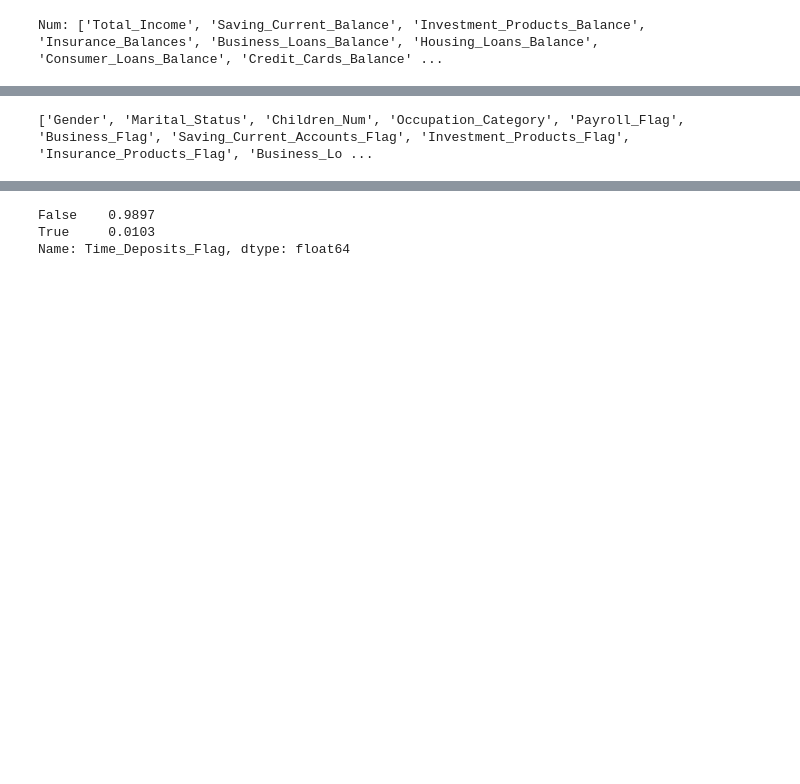
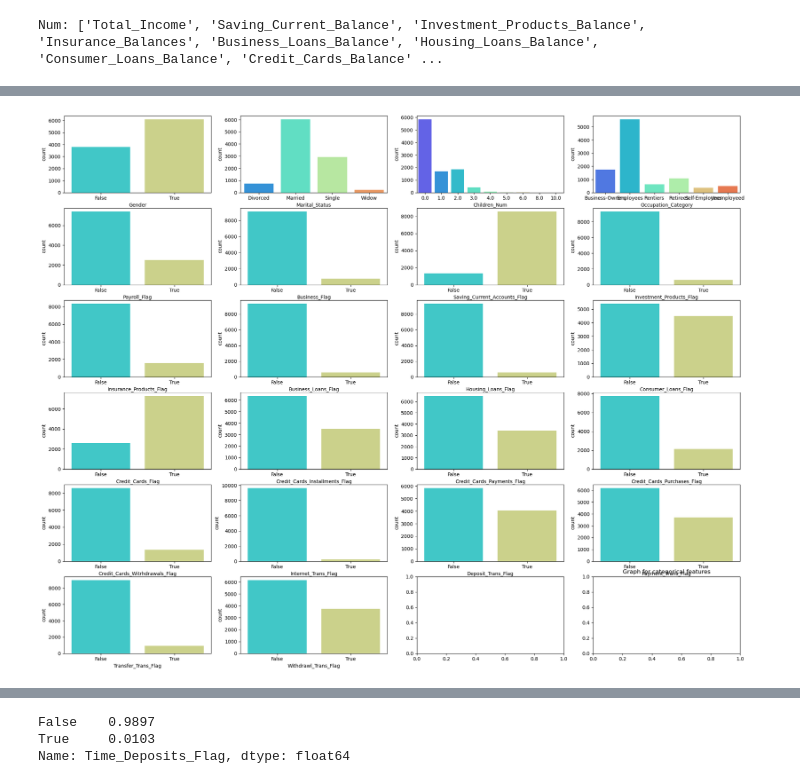
Before and after one commit to Doll03/4IZ480, a Jupyter notebook: Code/notebook.ipynb, the cells around one changed output, grey strips where cells are left out. Drawn from its saved outputs; the diff is of its cells as text; code cells hidden in the pictures; blank space fills up the shorter version.

```diff
--- a/Code/notebook.ipynb
+++ b/Code/notebook.ipynb
@@ -109,5 +246,15 @@ ValueError: If using all scalar values, you must pass an index
 # %%
 #Creating a list and graphs for storing categorical features.
 #cat_v_list = [i for i in list(dataset.columns) if i not in num_v_list]
+dataset['Time_Deposits_Flag']=dataset['Time_Deposits_Flag'].astype('category')
+
+figure,axis = plt.subplots(6,4, figsize=(25,20))
+
+for column,ax in zip(cat_v_list,axis.ravel()):
+    sns.countplot(data=dataset[dataset["Time_Deposits_Flag"] == False], x=column, ax = ax, palette='rainbow')
+
+plt.title('Graph for categorical features')
+
+plt.show()
 # %% [output]
-['Gender', 'Marital_Status', 'Children_Num', 'Occupation_Category', 'Payroll_Flag', 'Business_Flag', 'Saving_Current_Accounts_Flag', 'Investment_Products_Flag', 'Insurance_Products_Flag', 'Business_Lo ...
+[figure, added]
```
Also changed, not shown: parts of 16 cells of this notebook.
